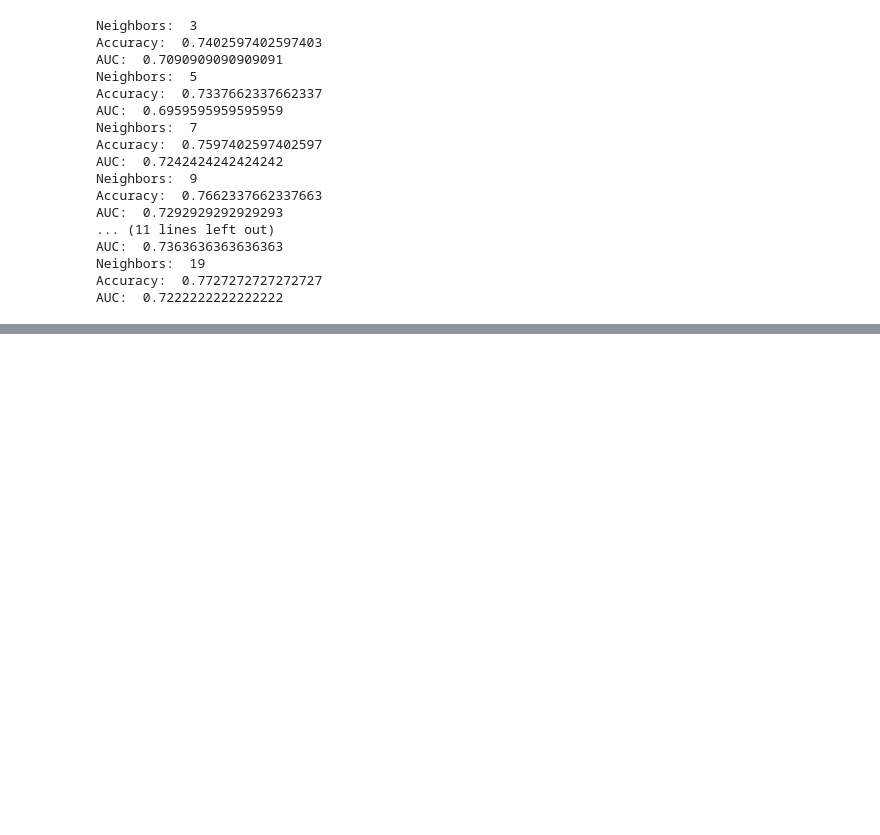
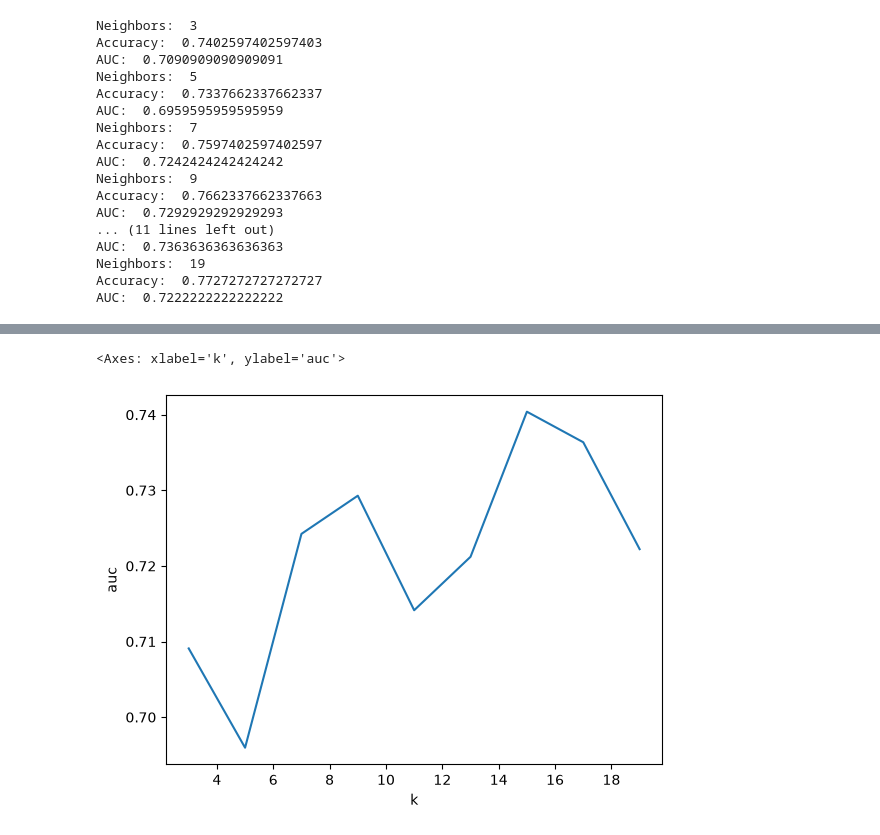
Before and after one commit to dbabichenko/python_for_data_and_analytics, a Jupyter notebook: Classification/04-KNearestNeighbor.ipynb, the cells around one changed output, grey strips where cells are left out. Cells and saved outputs as stored; diff of their text form; code cells hidden in the pictures; blank space fills up the shorter version.

```diff
--- a/Classification/04-KNearestNeighbor.ipynb
+++ b/Classification/04-KNearestNeighbor.ipynb
@@ -95,3 +106,18 @@ AUC:  0.7363636363636363
 Neighbors:  19
 Accuracy:  0.7727272727272727
 AUC:  0.7222222222222222
+# %%
+k_values = [3, 5, 7, 9, 11, 13, 15, 17, 19]
+auc_values = []
+accuracy_values = []
+
+for k in k_values:
+    # instantiate model
+    model = KNeighborsClassifier(n_neighbors=k)
+
+    # fit model
+    model.fit(X_train, y_train)
+    y_pred_class = model.predict(X_test)
+
+    accuracy_values.append(metrics.accuracy_score(y_test, y_pred_class))
+    auc_values.append(metrics.roc_auc_score(y_test, y_pred_class))
@@ -97,0 +132,4 @@ AUC:  0.7222222222222222
+# %%
+result = pd.concat([pd.DataFrame(k_values), pd.DataFrame(auc_values), pd.DataFrame(accuracy_values)], axis=1)
+result.columns = ['k', 'auc', 'accuracy']
+result.head()
@@ -97,0 +143,5 @@ AUC:  0.7222222222222222
+# %%
+sn.lineplot(x='k', y='auc', data=result)
+# %% [output]
+<Axes: xlabel='k', ylabel='auc'>
+[figure, added]
```
Also changed, not shown: parts of 4 cells of this notebook, 2 other files.
